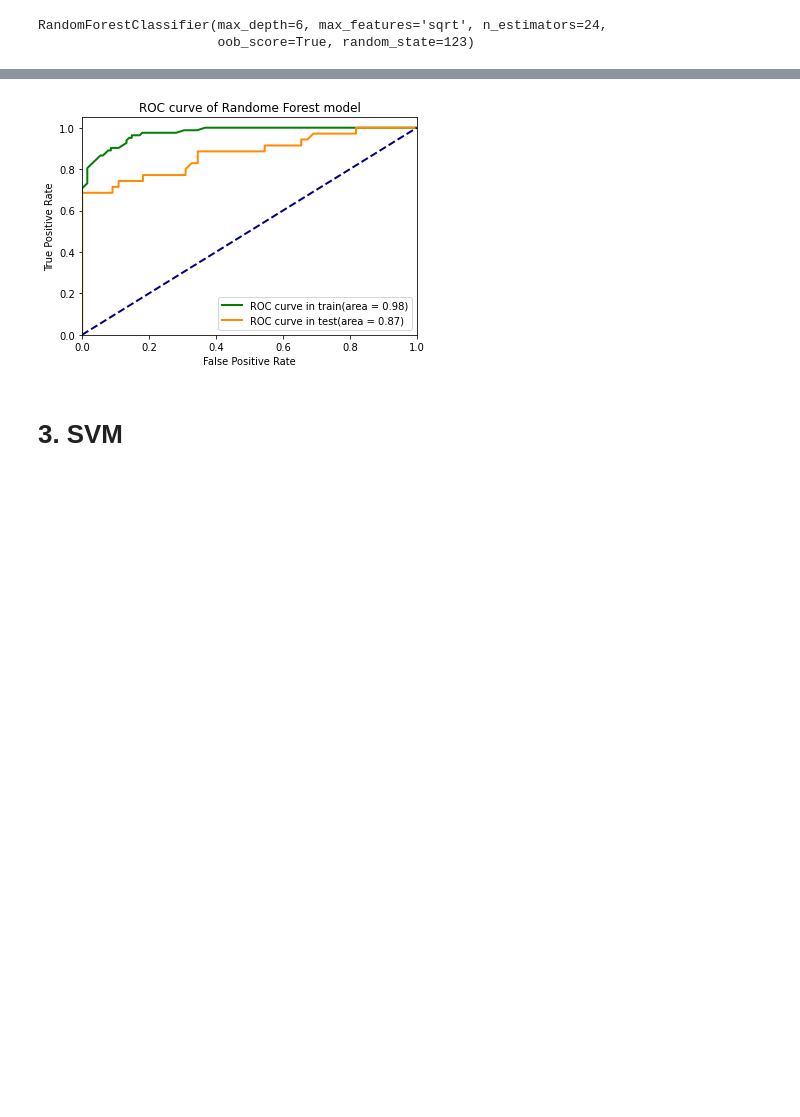
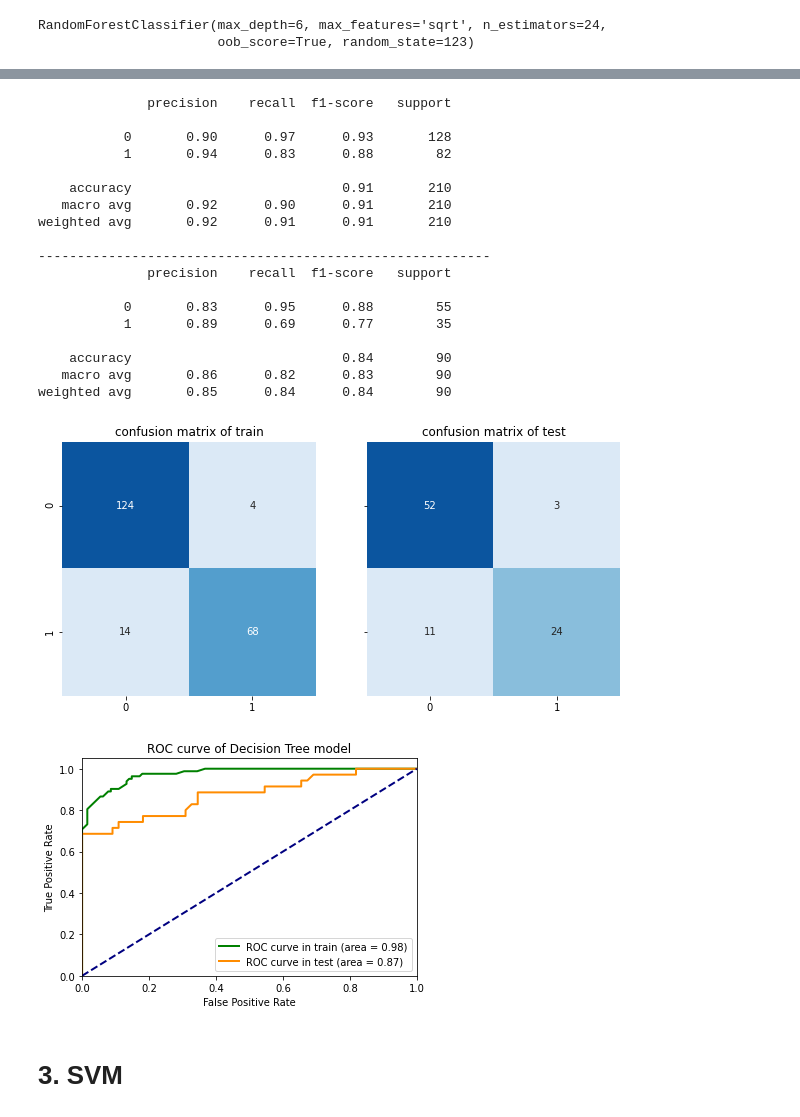
Before and after one commit to HongruiShi/PHAS0077, a Jupyter notebook: Classifier_discussion.ipynb, the cells around one changed output, grey strips where cells are left out. Cells and saved outputs as stored; diff of their text form; code cells hidden in the pictures; blank space fills up the shorter version.

```diff
--- a/Classifier_discussion.ipynb
+++ b/Classifier_discussion.ipynb
@@ -306,17 +324,14 @@ if __name__=='__main__':
     data= pd.read_csv(csv_file_discussion, index_col=0,low_memory = False)
 
     # import audio data
-
     dataset = data.drop(labels=['uri',"timestamp"],axis=1)
-    labels = ['Laughter','ContinBellyLaugh','ContinLaughter','ContinGiggle',\
-        'ContinCheering','ContinApplause','ContinExcitingMusic']
     data_x_scaled, data_y  = import_data(dataset)
 
     # shuffle split the dataset
     sss = shufflesplit_data(data_x_scaled, data_y)
+    max_depth, n_estimators = SearchCV(data_x_scaled, data_y)
+    print('==============================================')
     finding_parameter(data_x_scaled, data_y, sss)
-    max_depth, n_estimators = SearchCV(data_x_scaled, data_y)
-
     # train model and get the mean score of test dataset
     rf= RF_Classifier(data_x_scaled,data_y,max_depth,n_estimators,sss)
 # %% [output]
@@ -437,34 +411,30 @@ weighted avg       0.85      0.84      0.84        90
-# %%
-# the ROC curve of training and testing dataset
-from sklearn.metrics import roc_curve
-y_score_train_rfc = rfc.predict_proba(x_train)
-fpr_train_rfc, tpr_train_rfc, _ = roc_curve(y_train, y_score_train_rfc[:,1])
-y_score_test_rfc = rfc.predict_proba(x_test)
-fpr_test_rfc, tpr_test_rfc, _ = roc_curve(y_test, y_score_test_rfc[:,1])
-
-plt.figure()
-lw = 2
-# get the ROC of train
-roc_auc_train_rfc = auc(fpr_train_rfc, tpr_train_rfc)
-# get the ROC of test
-roc_auc_test_rfc = auc(fpr_test_rfc, tpr_test_rfc)
-# plot
-plt.plot(fpr_train_rfc, tpr_train_rfc, color='green',lw=lw,
-             label='ROC curve in train(area = %0.2f)' % roc_auc_train_rfc)
-plt.plot(fpr_test_rfc, tpr_test_rfc, color='darkorange',lw=lw,
-             label='ROC curve in test(area = %0.2f)' % roc_auc_test_rfc)
-plt.plot([0,1], [0,1], color='navy', lw=lw, linestyle='--')
-
-plt.xlim([0, 1.0])
-plt.ylim([0, 1.05])
-
-plt.xlabel('False Positive Rate')
-plt.ylabel('True Positive Rate')
-plt.title('ROC curve of Randome Forest model')
-plt.legend(loc="lower right")
-plt.show()
-# %% [output]
-[figure, removed]
+# %%
+# performance metrics of Random Forest
+rfc_Metrics=Metrics(rfc)
+rfc_Metrics.Plot_ConfusionMatrix()
+rfc_Metrics.Get_ClassificationReport()
+rfc_Metrics.Plot_ROC()
+# %% [output]
+              precision    recall  f1-score   support
+
+           0       0.90      0.97      0.93       128
+           1       0.94      0.83      0.88        82
+
+    accuracy                           0.91       210
+   macro avg       0.92      0.90      0.91       210
+weighted avg       0.92      0.91      0.91       210
+
+----------------------------------------------------------
+              precision    recall  f1-score   support
+
+           0       0.83      0.95      0.88        55
+           1       0.89      0.69      0.77        35
+
+    accuracy                           0.84        90
+   macro avg       0.86      0.82      0.83        90
+weighted avg       0.85      0.84      0.84        90
+[figure, added]
+[figure, added]
 # %% [markdown]
 # 3. SVM
 # %%
```
Also changed, not shown: parts of 20 cells of this notebook, 1 other file.
